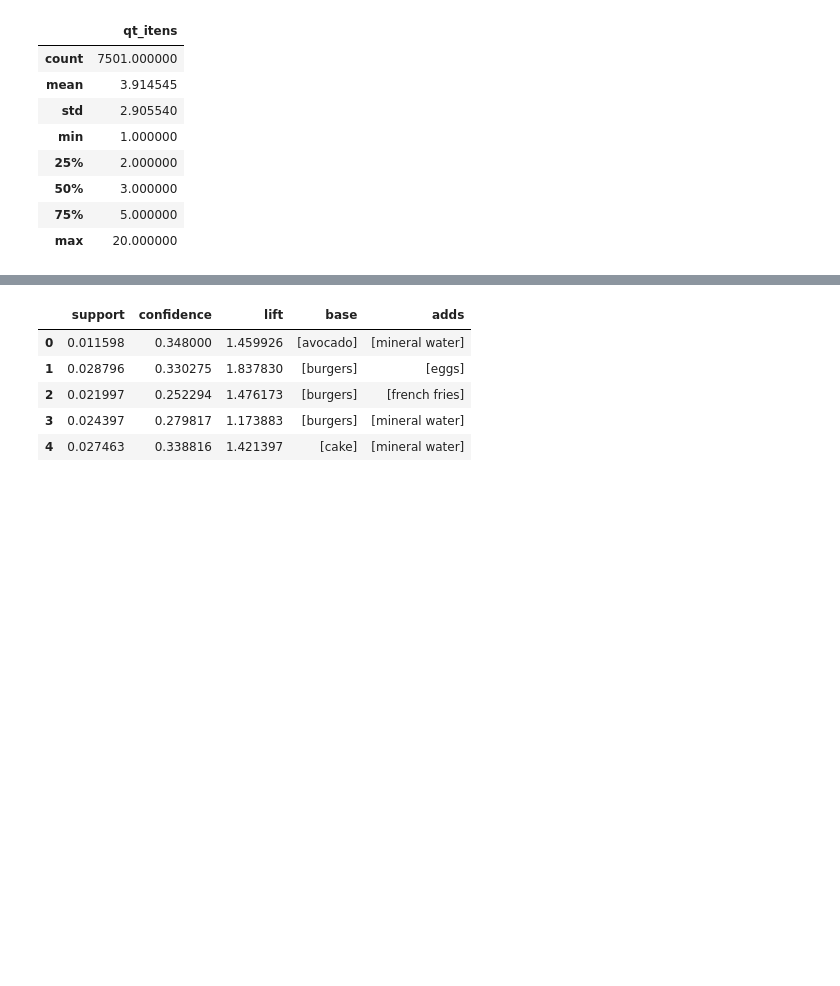
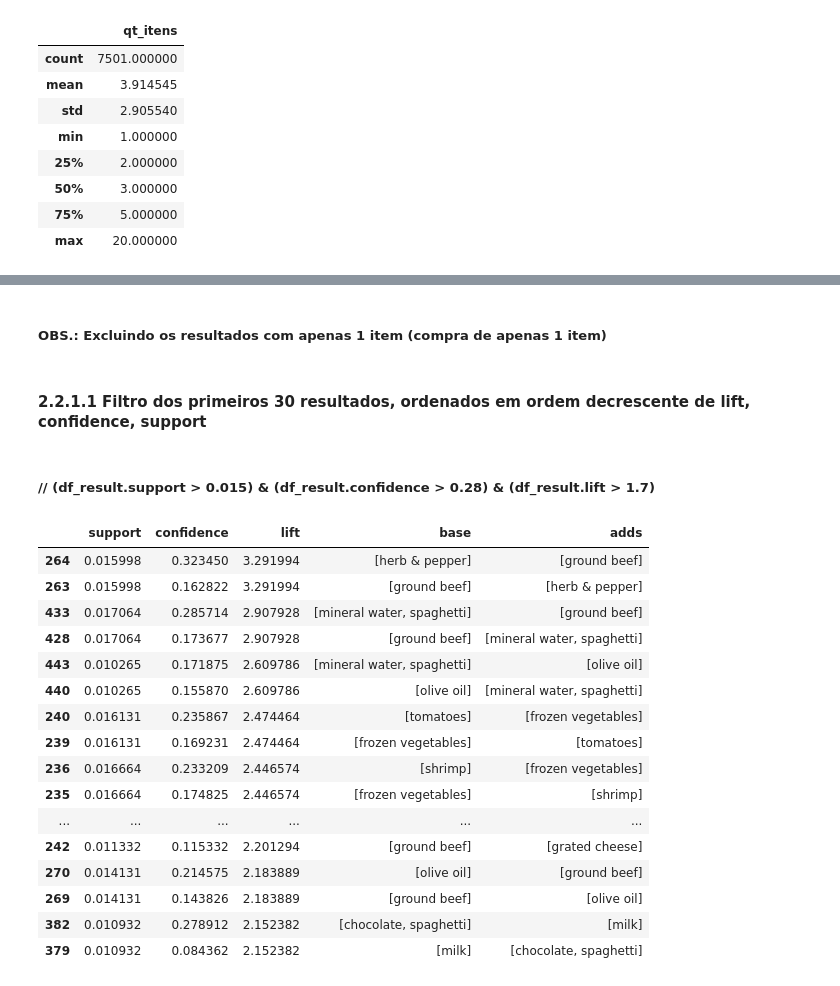
Before and after one commit to joaopaulopbjp/regras_associacao, a Jupyter notebook: Apriori_regras_associacao.ipynb, the cells around one changed output, grey strips where cells are left out. Drawn from its saved outputs; the diff is of its cells as text; code cells hidden in the pictures; blank space fills up the shorter version.

```diff
--- a/Apriori_regras_associacao.ipynb
+++ b/Apriori_regras_associacao.ipynb
@@ -52,12 +64,6 @@ dfs.head()
 | 2 | chutney | 0 | 0 | 0 | 0 | 0 | 0 | 0 | 0 | 0 | 0 | ... |
 | 3 | turkey | avocado | 0 | 0 | 0 | 0 | 0 | 0 | 0 | 0 | 0 | ... |
 | 4 | mineral water | milk | energy bar | whole wheat rice | green tea | 0 | 0 | 0 | 0 | 0 | 0 | ... |
-# %%
-transactions = []
-for i in range(0,len(dfs)):
-    for j in range(0,20):
-         if (str(dfs.values[i,j])!='0'):
-            transactions.append([str(dfs.values[i,j])])
 # %%
 transactions = []
 for i in range(0,len(dfs)):
@@ -65,5 +75,5 @@ for i in range(0,len(dfs)):
 # %%
-rules = apriori(transactions, min_support = 0.01, min_confidence = 0.25)
+rules = apriori(transactions, min_support = 0.01, min_confidence = 0.05)
 # %%
 #Support degree (support), first enter an empty list, and then assign
 supports=[]
@@ -91,12 +101,31 @@ df_result = pd.DataFrame({
     'base':bases,
     'adds':adds
 })
-# %%
-df_result.head()
-# %% [output]
-|  | support | confidence | lift | base | adds |
-| 0 | 0.011598 | 0.348000 | 1.459926 | [avocado] | [mineral water] |
-| 1 | 0.028796 | 0.330275 | 1.837830 | [burgers] | [eggs] |
-| 2 | 0.021997 | 0.252294 | 1.476173 | [burgers] | [french fries] |
-| 3 | 0.024397 | 0.279817 | 1.173883 | [burgers] | [mineral water] |
-| 4 | 0.027463 | 0.338816 | 1.421397 | [cake] | [mineral water] |
+# %% [markdown]
+##### OBS.: Excluindo os resultados com apenas 1 item (compra de apenas 1 item)
+# %%
+df_result = df_result[(df_result.base.str.len() >= 1)]
+# %% [markdown]
+#### 2.2.1.1 Filtro dos primeiros 30 resultados, ordenados em ordem decrescente de lift, confidence, support
+# %% [markdown]
+##### // (df_result.support > 0.015) & (df_result.confidence > 0.28) & (df_result.lift > 1.7)
+# %%
+df_result.sort_values(by=['lift','confidence','support'], ascending=False).head(30)
+# %% [output]
+|  | support | confidence | lift | base | adds |
+| 264 | 0.015998 | 0.323450 | 3.291994 | [herb & pepper] | [ground beef] |
+| 263 | 0.015998 | 0.162822 | 3.291994 | [ground beef] | [herb & pepper] |
+| 433 | 0.017064 | 0.285714 | 2.907928 | [mineral water, spaghetti] | [ground beef] |
+| 428 | 0.017064 | 0.173677 | 2.907928 | [ground beef] | [mineral water, spaghetti] |
+| 443 | 0.010265 | 0.171875 | 2.609786 | [mineral water, spaghetti] | [olive oil] |
+| 440 | 0.010265 | 0.155870 | 2.609786 | [olive oil] | [mineral water, spaghetti] |
+| 240 | 0.016131 | 0.235867 | 2.474464 | [tomatoes] | [frozen vegetables] |
+| 239 | 0.016131 | 0.169231 | 2.474464 | [frozen vegetables] | [tomatoes] |
+| 236 | 0.016664 | 0.233209 | 2.446574 | [shrimp] | [frozen vegetables] |
+| 235 | 0.016664 | 0.174825 | 2.446574 | [frozen vegetables] | [shrimp] |
+| ... | ... | ... | ... | ... | ... |
+| 242 | 0.011332 | 0.115332 | 2.201294 | [ground beef] | [grated cheese] |
+| 270 | 0.014131 | 0.214575 | 2.183889 | [olive oil] | [ground beef] |
+| 269 | 0.014131 | 0.143826 | 2.183889 | [ground beef] | [olive oil] |
+| 382 | 0.010932 | 0.278912 | 2.152382 | [chocolate, spaghetti] | [milk] |
+| 379 | 0.010932 | 0.084362 | 2.152382 | [milk] | [chocolate, spaghetti] |
```
Also changed, not shown: parts of 18 cells of this notebook.
